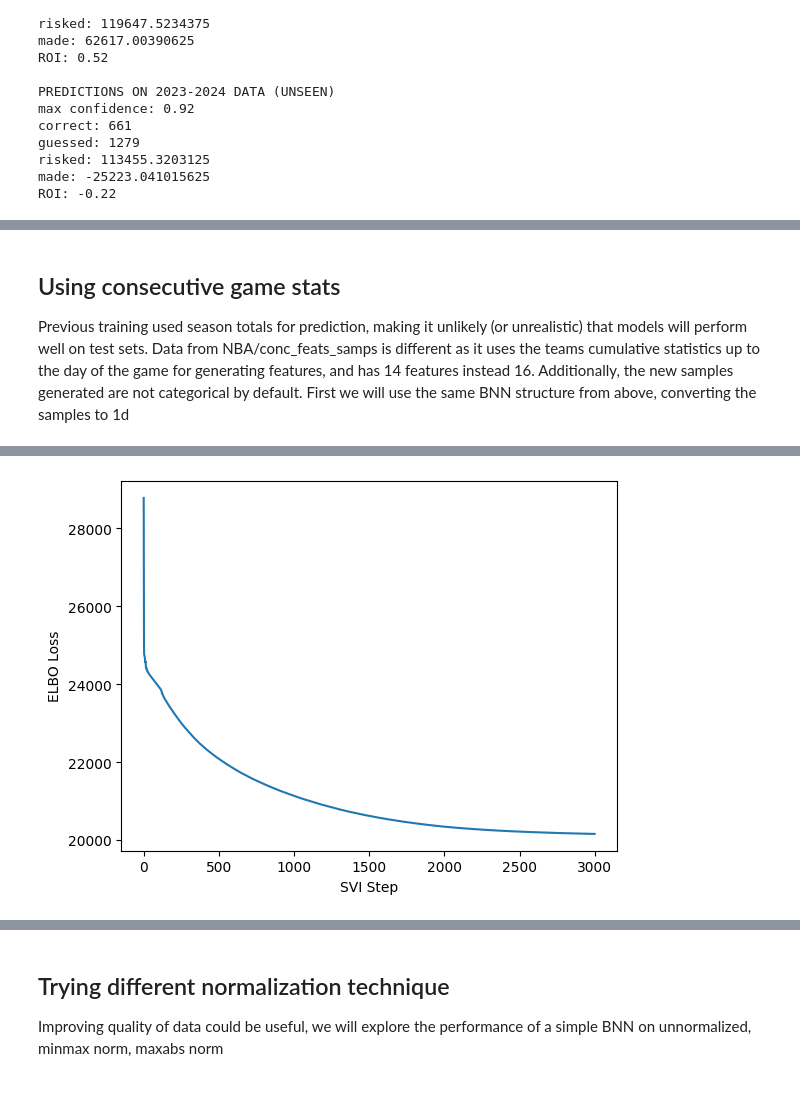
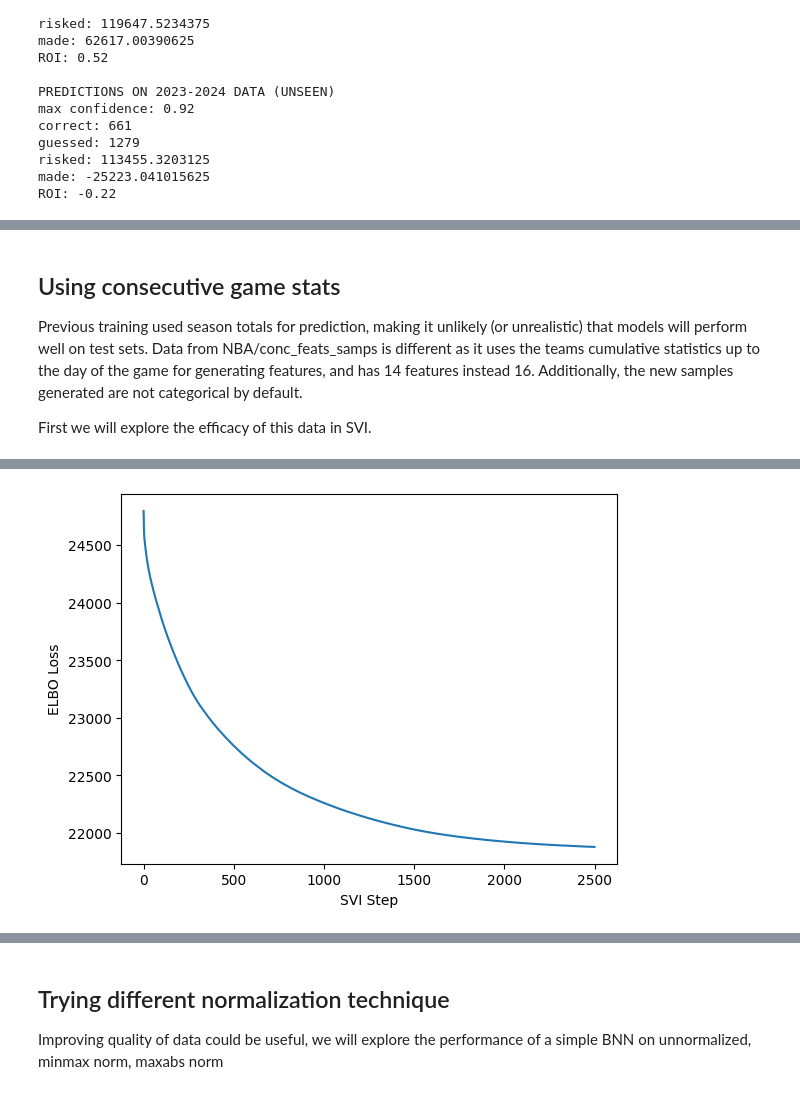
Before and after one commit to Andrei-Treil/betting_bot, a Jupyter notebook: notebooks/bnn_betting.ipynb, the cells around one changed output, grey strips where cells are left out. Drawn from its saved outputs; the diff is of its cells as text; code cells hidden in the pictures.

```diff
--- a/notebooks/bnn_betting.ipynb
+++ b/notebooks/bnn_betting.ipynb
@@ -903,6 +719,8 @@ print(bet_df)
 # %% [markdown]
 ## Using consecutive game stats
-Previous training used season totals for prediction, making it unlikely (or unrealistic) that models will perform well on test sets. Data from NBA/conc_feats_samps is different as it uses the teams cumulative statistics up to the day of the game for generating features, and has 14 features instead 16. Additionally, the new samples generated are not categorical by default. First we will use the same BNN structure from above, converting the samples to 1d
+Previous training used season totals for prediction, making it unlikely (or unrealistic) that models will perform well on test sets. Data from NBA/conc_feats_samps is different as it uses the teams cumulative statistics up to the day of the game for generating features, and has 14 features instead 16. Additionally, the new samples generated are not categorical by default.
+
+First we will explore the efficacy of this data in SVI.
 # %%
 from torch.nn import LogSoftmax
 
@@ -965,15 +790,15 @@ from pyro.infer import TraceEnum_ELBO
 from pyro.optim import Adam
 
 pyro.clear_param_store()
-bnn_cat = BNN_Multi_Layer_SVI(in_dim=14,first_hid_dim=56,sec_hid_dim=112,thir_hid_dim=112,four_hid_dim=56,out_dim=2,prior_scale=0.75,bias_scale=5)
+bnn_cat = BNN_Multi_Layer_SVI(in_dim=14,first_hid_dim=56,sec_hid_dim=112,thir_hid_dim=112,four_hid_dim=56,out_dim=2,prior_scale=0.75,bias_scale=10)
 guide = AutoDelta(bnn_cat)
 # guide = AutoDiagonalNormal(bnn_cat)
-num_steps = 3000
+num_steps = 2500
 
 init_lr = 0.0015
 gamma = 0.01
 lrd = gamma ** (1/num_steps)
-optim = ClippedAdam({'lr': init_lr, 'lrd': lrd, "betas": (0.90, 0.999)})
+optim = ClippedAdam({'lr': init_lr, 'lrd': lrd, "betas": (0.95, 0.999)})
 # optim = Adam({"lr": 0.001,"betas": (0.95, 0.999)})
 
 svi = SVI(bnn_cat, guide, optim, TraceEnum_ELBO())
@@ -1005 +830 @@ plt.show()
-[figure, old version]
+[figure, new version]
```
Also changed, not shown: parts of 30 cells of this notebook.
